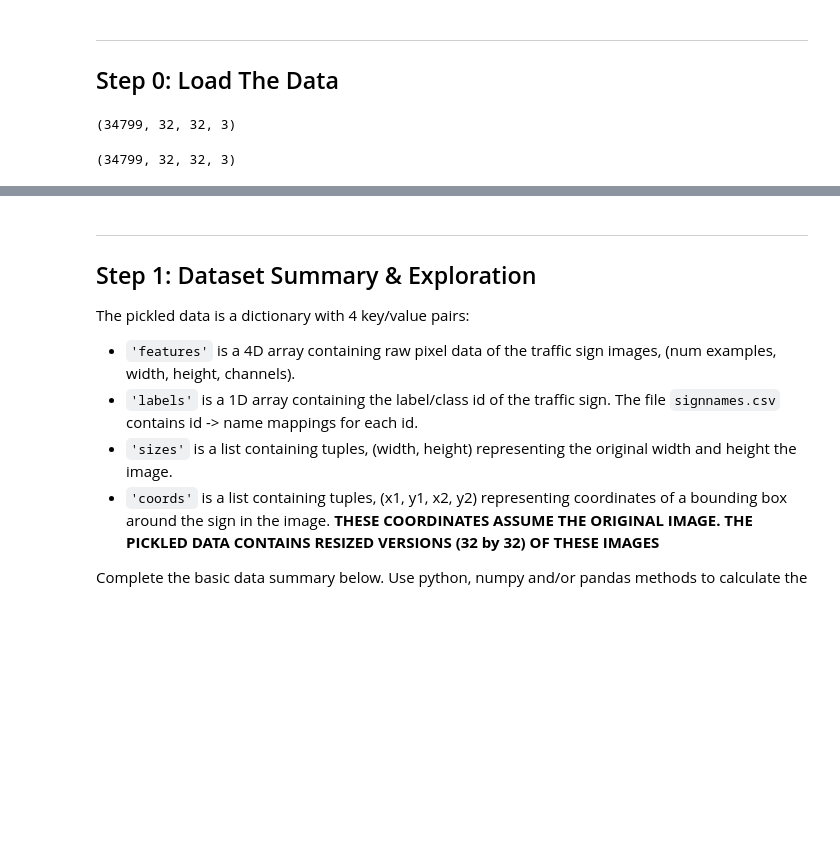
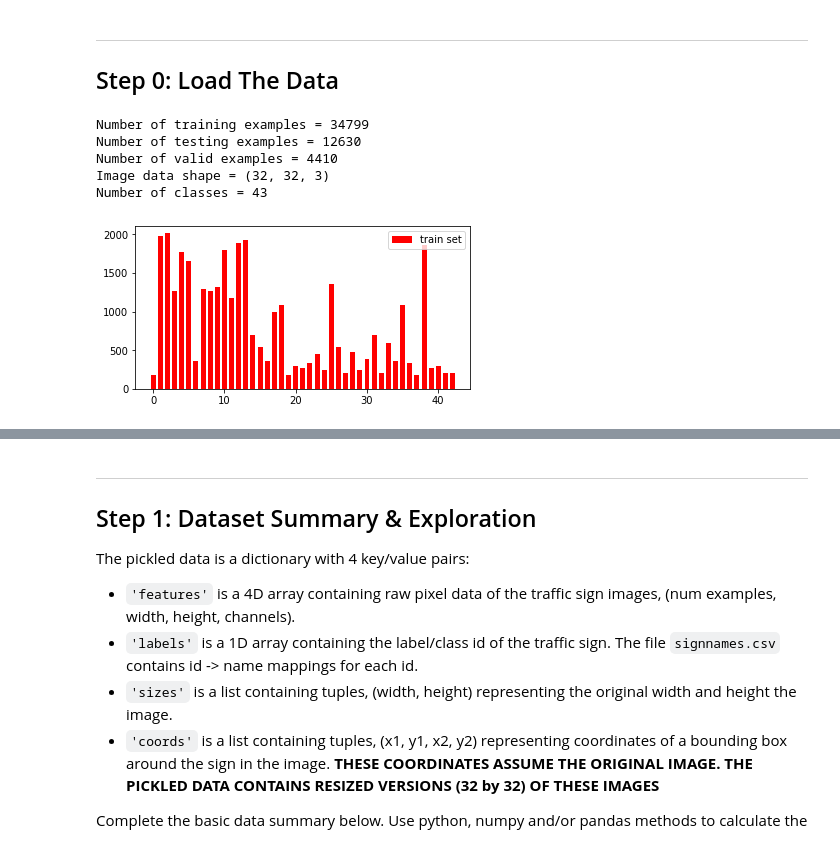
Before and after one commit to zhou-wenbin/Udacity-Traffic-Sign-Classifier-Project, a Jupyter notebook: Traffic_Sign_Classifier_share.ipynb, the cells around one changed output, grey strips where cells are left out. Cells and saved outputs as stored; diff of their text form; code cells hidden in the pictures; blank space fills up the shorter version.

```diff
--- a/Traffic_Sign_Classifier_share.ipynb
+++ b/Traffic_Sign_Classifier_share.ipynb
@@ -28,9 +32,9 @@ import pickle
 
 # TODO: Fill this in based on where you saved the training and testing data
 
-training_file = './traffic-signs-data/train.p'
-validation_file= './traffic-signs-data/valid.p'
-testing_file = './traffic-signs-data/test.p'
+training_file = '/Users/zhouwenbin/Documents/selfdriving_cars/traffic-signs-data/train.p'
+validation_file= '/Users/zhouwenbin/Documents/selfdriving_cars/traffic-signs-data/valid.p'
+testing_file = '/Users/zhouwenbin/Documents/selfdriving_cars/traffic-signs-data/test.p'
 
 with open(training_file, mode='rb') as f:
     train = pickle.load(f)
@@ -42,13 +46,3 @@ with open(testing_file, mode='rb') as f:
 X_train, y_train = train['features'], train['labels']
 X_valid, y_valid = valid['features'], valid['labels']
 X_test, y_test = test['features'], test['labels']
-# %%
-X_train.shape
-#X_train.shape[1:]
-# 34799 images 32x32x3 size for each image
-# %% [output]
-(34799, 32, 32, 3)
-# %%
-train['features'].shape
-# %% [output]
-(34799, 32, 32, 3)
@@ -54,0 +123,39 @@ train['features'].shape
+# %%
+### Replace each question mark with the appropriate value.
+### Use python, pandas or numpy methods rather than hard coding the results
+# Number of training examples
+n_train = X_train.shape[0]
+
+# Number of testing examples.
+n_test = X_test.shape[0]
+
+# Number of testing examples.
+n_valid = X_valid.shape[0]
+
+# What's the shape of an traffic sign image?
+image_shape = X_train.shape[1:]
+
+# How many unique classes/labels there are in the dataset.
+n_classes = len(np.unique(y_train))
+
+print("Number of training examples =", n_train)
+print("Number of testing examples =", n_test)
+print("Number of valid examples =", n_valid)
+print("Image data shape =", image_shape)
+print("Number of classes =", n_classes)
+# %% [output]
+Number of training examples = 34799
+Number of testing examples = 12630
+Number of valid examples = 4410
+Image data shape = (32, 32, 3)
+Number of classes = 43
+# %%
+ig, ax = plt.subplots(figsize=(6,3))
+width = 0.7
+unique_t, counts_t = np.unique(y_train, return_counts=True)
+plt.bar(unique_t, counts_t, width, alpha=1, label='train set', color='r')
+
+plt.legend(loc='upper right')
+plt.savefig('./output_figures/train_set_class.png')
+# %% [output]
+[figure, added]
```
Also changed, not shown: parts of 30 cells of this notebook, 25 other files.
